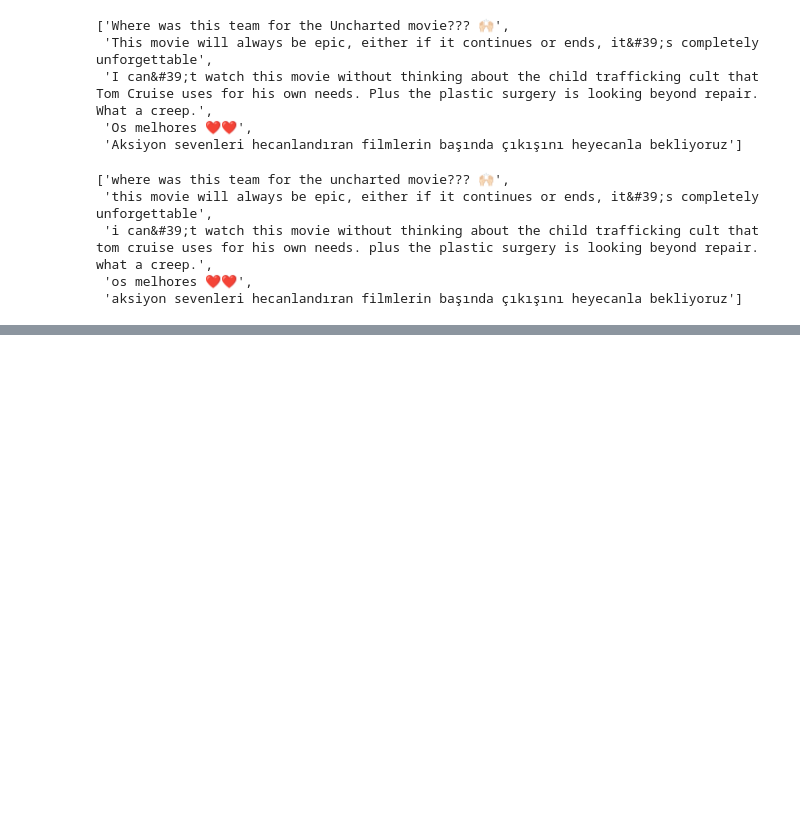
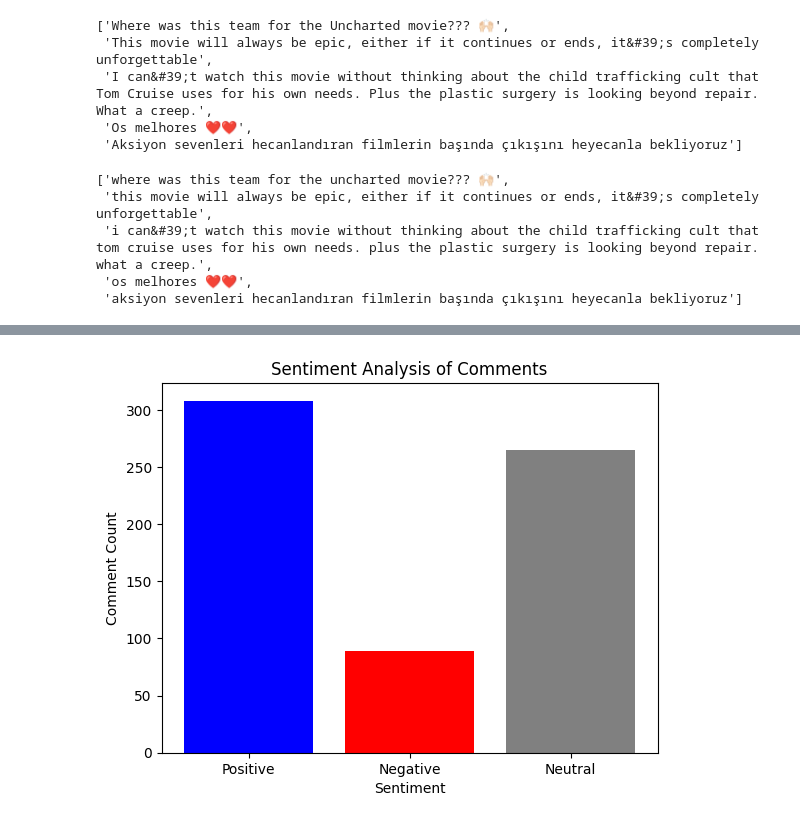
Before and after one commit to DarshanKrishna-DK/Youtube-Comment-Analyser, a Jupyter notebook: ytCommentAnalyser.ipynb, the cells around one changed output, grey strips where cells are left out. Saved outputs shown, nothing was run; the diff lists cells and outputs as text; code cells hidden in the pictures; blank space fills up the shorter version.

Commit message:
Added Sentiment Analysis

```diff
--- a/ytCommentAnalyser.ipynb
+++ b/ytCommentAnalyser.ipynb
@@ -10,7 +10,8 @@ from vaderSentiment.vaderSentiment import SentimentIntensityAnalyzer
 # For visualization
 import matplotlib.pyplot as plt
 # %%
-API_KEY = 'AIzaSyA0ihXXXXXXXXXXXXX'
+
+API_KEY = 'AIzaSyA0XXXXXXXXXXXXXXXXXXXXXXXXXXXXXXX'
 
 # initializing youtube data api
 youtube = build('youtube', 'v3', developerKey=API_KEY)
@@ -25,6 +26,7 @@ video_response = youtube.videos().list(
     id = video_id
 ).execute()
 
+
 # Splitting the response for ChannelID
 video_snippet = video_response['items'][0]['snippet']
 channel_id = video_snippet['channelId']
@@ -114,3 +101,9 @@ relevant_comments[:5]
  'i can&#39;t watch this movie without thinking about the child trafficking cult that tom cruise uses for his own needs. plus the plastic surgery is looking beyond repair. what a creep.',
  'os melhores ❤❤',
  'aksiyon sevenleri hecanlandıran filmlerin başında çıkışını heyecanla bekliyoruz']
+# %%
+f = open("ytcomments.txt", 'w', encoding='utf-8')
+for idx, comment in enumerate(relevant_comments):
+    f.write(str(comment)+"\n")
+f.close()
+print("Comments stored successfully!")
@@ -116,0 +169,21 @@ relevant_comments[:5]
+# %%
+positive_count = len(positive_comments)
+negative_count = len(negative_comments)
+neutral_count = len(neutral_comments)
+
+# labels and data for Bar chart
+labels = ['Positive', 'Negative', 'Neutral']
+comment_counts = [positive_count, negative_count, neutral_count]
+
+# Creating bar chart
+plt.bar(labels, comment_counts, color=['blue', 'red', 'grey'])
+
+# Adding labels and title to the plot
+plt.xlabel('Sentiment')
+plt.ylabel('Comment Count')
+plt.title('Sentiment Analysis of Comments')
+
+# Displaying the chart
+plt.show()
+# %% [output]
+[figure, added]
```
Also changed, not shown: parts of 6 cells of this notebook.
